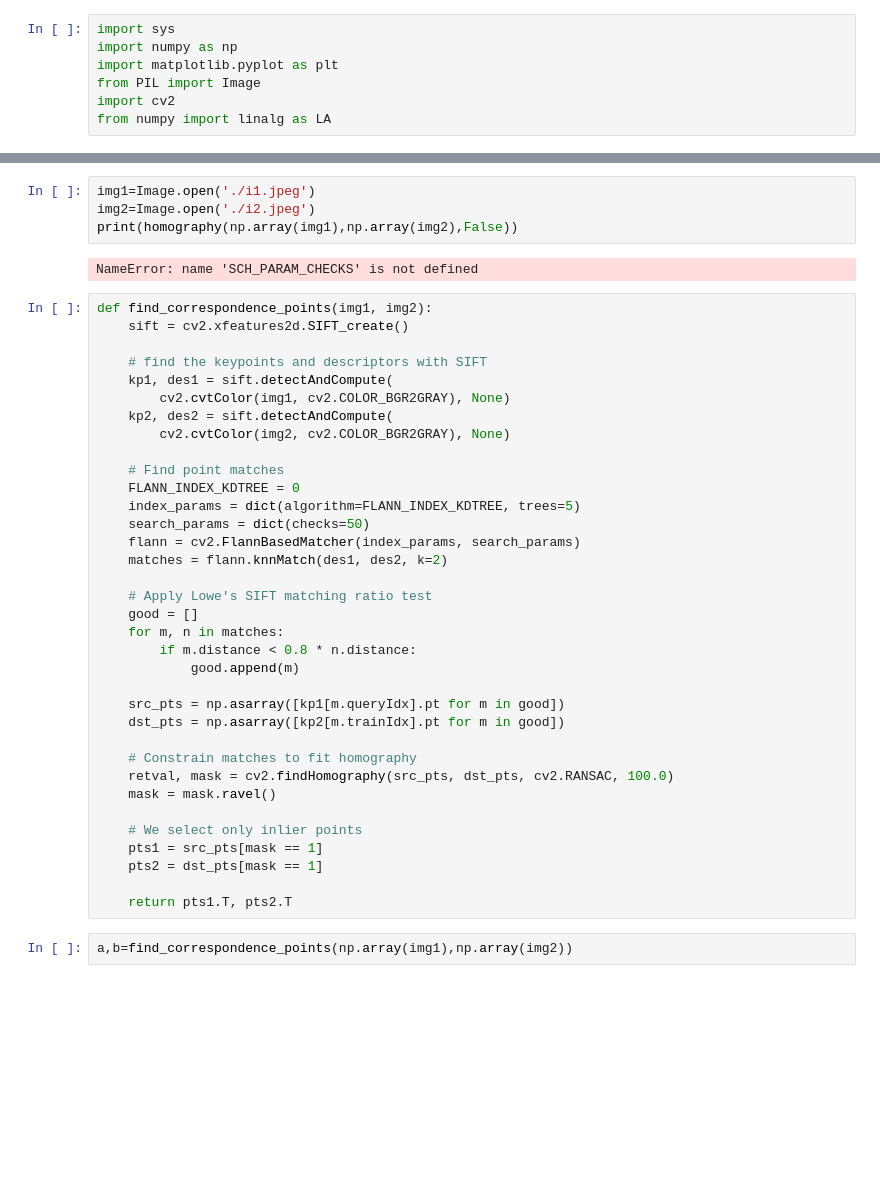
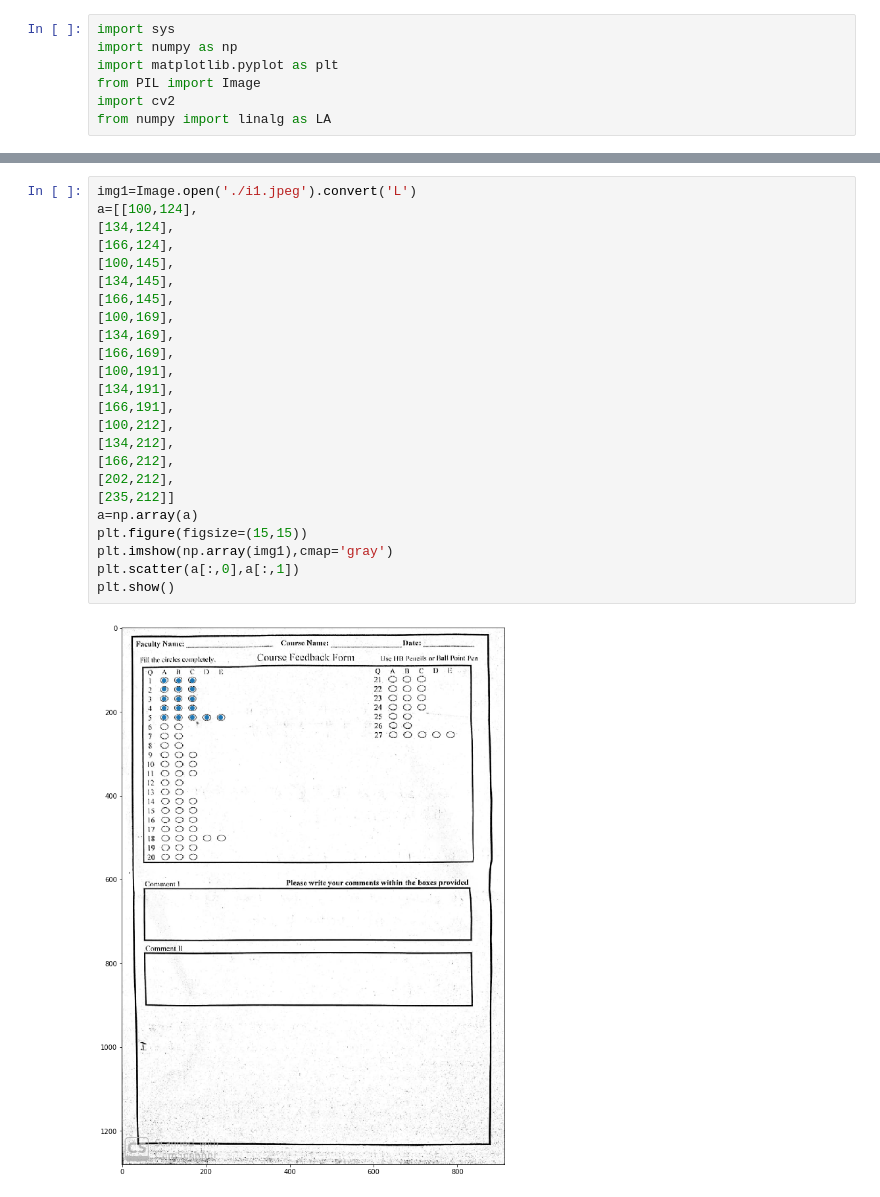
Before and after one commit to salay-jain/OMR-Auto-Grading-System, a Jupyter notebook: DIP_Project.ipynb, the cells around one changed output, grey strips where cells are left out. Cells and saved outputs as stored; diff of their text form; blank space fills up the shorter version.

```diff
--- a/DIP_Project.ipynb
+++ b/DIP_Project.ipynb
@@ -124,43 +184,26 @@ def homography(img1, img2, visualize=False):
-# %%
-img1=Image.open('./i1.jpeg')
-img2=Image.open('./i2.jpeg')
-print(homography(np.array(img1),np.array(img2),False))
-# %% [output]
-NameError: name 'SCH_PARAM_CHECKS' is not defined
-# %%
-def find_correspondence_points(img1, img2):
-    sift = cv2.xfeatures2d.SIFT_create()
-
-    # find the keypoints and descriptors with SIFT
-    kp1, des1 = sift.detectAndCompute(
-        cv2.cvtColor(img1, cv2.COLOR_BGR2GRAY), None)
-    kp2, des2 = sift.detectAndCompute(
-        cv2.cvtColor(img2, cv2.COLOR_BGR2GRAY), None)
-
-    # Find point matches
-    FLANN_INDEX_KDTREE = 0
-    index_params = dict(algorithm=FLANN_INDEX_KDTREE, trees=5)
-    search_params = dict(checks=50)
-    flann = cv2.FlannBasedMatcher(index_params, search_params)
-    matches = flann.knnMatch(des1, des2, k=2)
-
-    # Apply Lowe's SIFT matching ratio test
-    good = []
-    for m, n in matches:
-        if m.distance < 0.8 * n.distance:
-            good.append(m)
-
-    src_pts = np.asarray([kp1[m.queryIdx].pt for m in good])
-    dst_pts = np.asarray([kp2[m.trainIdx].pt for m in good])
-
-    # Constrain matches to fit homography
-    retval, mask = cv2.findHomography(src_pts, dst_pts, cv2.RANSAC, 100.0)
-    mask = mask.ravel()
-
-    # We select only inlier points
-    pts1 = src_pts[mask == 1]
-    pts2 = dst_pts[mask == 1]
-
-    return pts1.T, pts2.T
-# %%
-a,b=find_correspondence_points(np.array(img1),np.array(img2))
+# %%
+img1=Image.open('./i1.jpeg').convert('L')
+a=[[100,124],
+[134,124],
+[166,124],
+[100,145],
+[134,145],
+[166,145],
+[100,169],
+[134,169],
+[166,169],
+[100,191],
+[134,191],
+[166,191],
+[100,212],
+[134,212],
+[166,212],
+[202,212],
+[235,212]]
+a=np.array(a)
+plt.figure(figsize=(15,15))
+plt.imshow(np.array(img1),cmap='gray')
+plt.scatter(a[:,0],a[:,1])
+plt.show()
+# %% [output]
+[figure, added]
```
Also changed, not shown: parts of 14 cells of this notebook.
